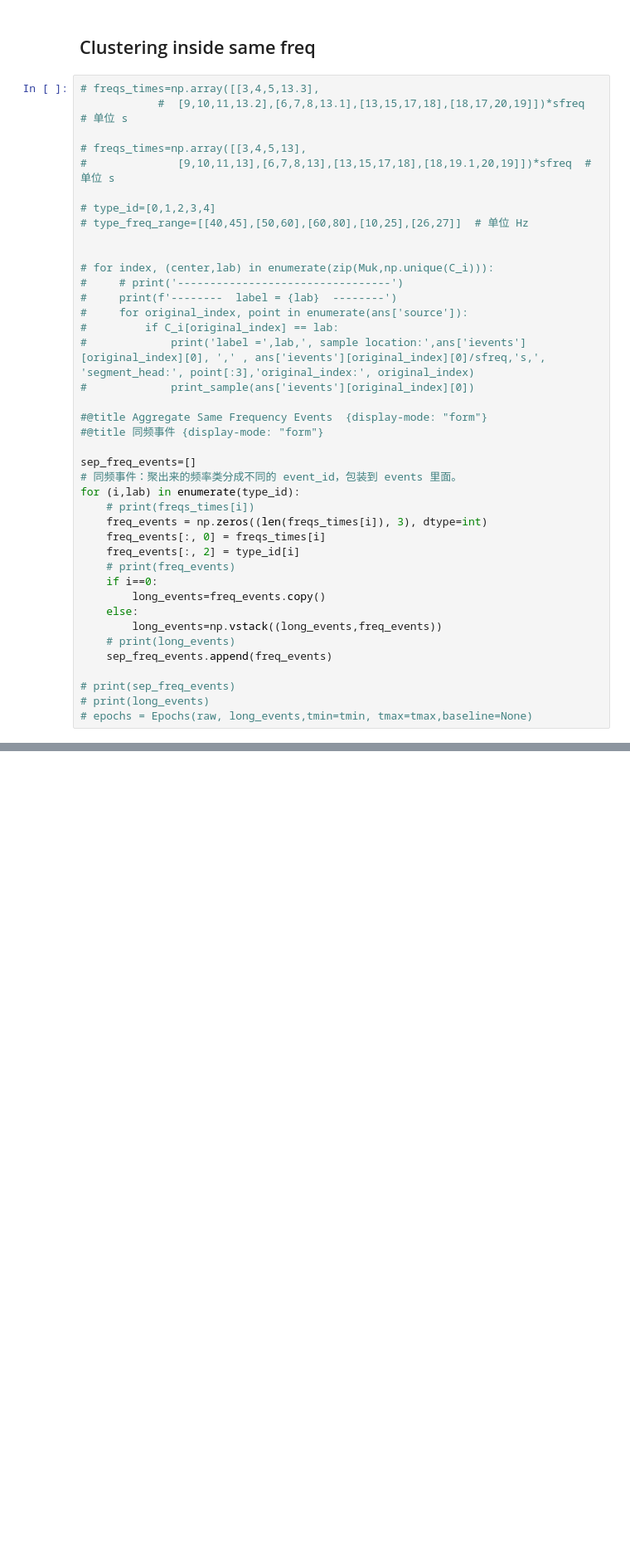
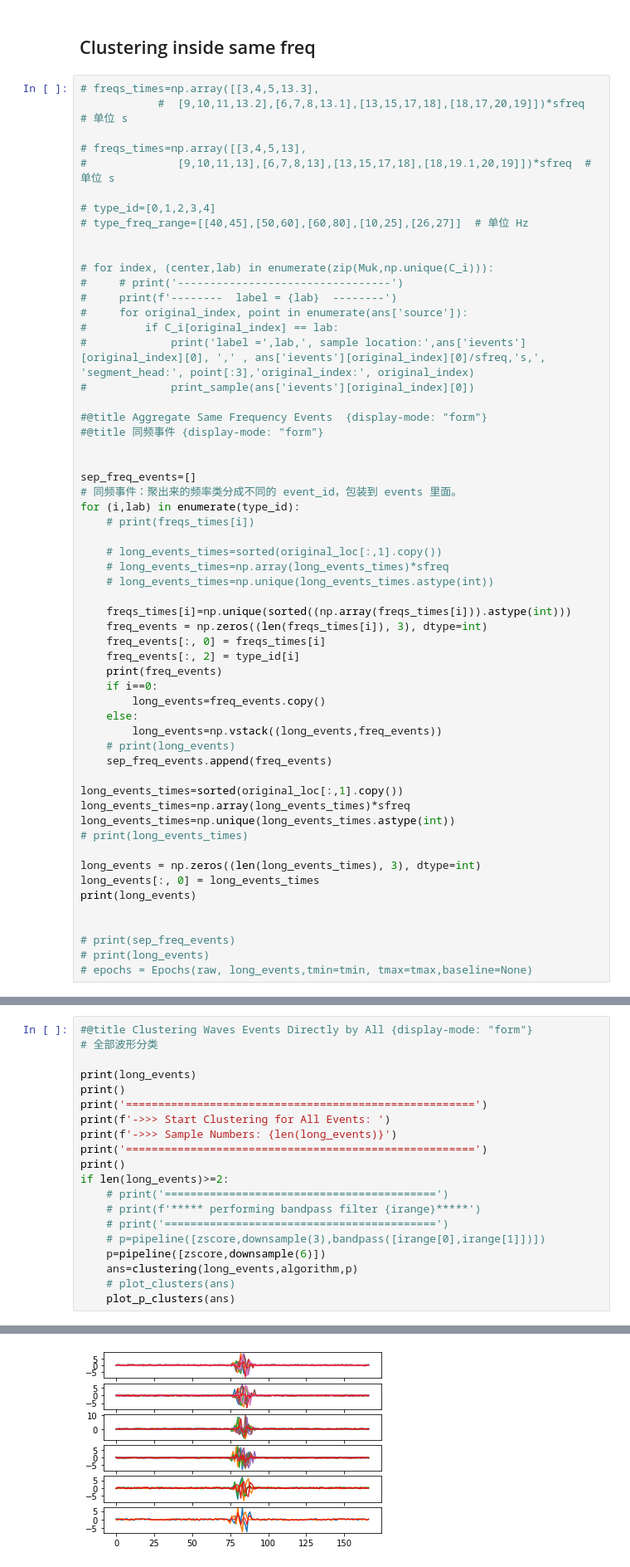
Before and after one commit to lhrkkk/LFP, a Jupyter notebook: all.ipynb, the cells around one changed output, grey strips where cells are left out. Shown at 83% size. Drawn from its saved outputs; the diff is of its cells as text; blank space fills up the shorter version.

```diff
--- a/all.ipynb
+++ b/all.ipynb
@@ -1335,14 +1367,21 @@ Need more than one channel to make topography for seeg. Disabling interactivity.
 #@title Aggregate Same Frequency Events  {display-mode: "form"}
 #@title 同频事件 {display-mode: "form"}
 
+
 sep_freq_events=[]
 # 同频事件：聚出来的频率类分成不同的 event_id，包装到 events 里面。
 for (i,lab) in enumerate(type_id):
     # print(freqs_times[i])
+
+    # long_events_times=sorted(original_loc[:,1].copy())
+    # long_events_times=np.array(long_events_times)*sfreq
+    # long_events_times=np.unique(long_events_times.astype(int))
+
+    freqs_times[i]=np.unique(sorted((np.array(freqs_times[i])).astype(int)))
     freq_events = np.zeros((len(freqs_times[i]), 3), dtype=int)
     freq_events[:, 0] = freqs_times[i]
     freq_events[:, 2] = type_id[i]
-    # print(freq_events)
+    print(freq_events)
     if i==0:
         long_events=freq_events.copy()
     else:
@@ -1350,6 +1389,16 @@ for (i,lab) in enumerate(type_id):
     # print(long_events)
     sep_freq_events.append(freq_events)
 
+long_events_times=sorted(original_loc[:,1].copy())
+long_events_times=np.array(long_events_times)*sfreq
+long_events_times=np.unique(long_events_times.astype(int))
+# print(long_events_times)
+
+long_events = np.zeros((len(long_events_times), 3), dtype=int)
+long_events[:, 0] = long_events_times
+print(long_events)
+
+
 # print(sep_freq_events)
 # print(long_events)
 # epochs = Epochs(raw, long_events,tmin=tmin, tmax=tmax,baseline=None)
@@ -1355,0 +1423,21 @@ for (i,lab) in enumerate(type_id):
+# %%
+#@title Clustering Waves Events Directly by All {display-mode: "form"}
+# 全部波形分类
+
+print(long_events)
+print()
+print('======================================================')
+print(f'->>> Start Clustering for All Events: ')
+print(f'->>> Sample Numbers: {len(long_events)}')
+print('======================================================')
+print()
+if len(long_events)>=2:
+    # print('==========================================')
+    # print(f'***** performing bandpass filter {irange}*****')
+    # print('==========================================')
+    # p=pipeline([zscore,downsample(3),bandpass([irange[0],irange[1]])])
+    p=pipeline([zscore,downsample(6)])
+    ans=clustering(long_events,algorithm,p)
+    # plot_clusters(ans)
+    plot_p_clusters(ans)
+# %% [output]
@@ -1355,0 +1461 @@ for (i,lab) in enumerate(type_id):
+[figure, added]
```
Also changed, not shown: parts of 11 cells of this notebook.
